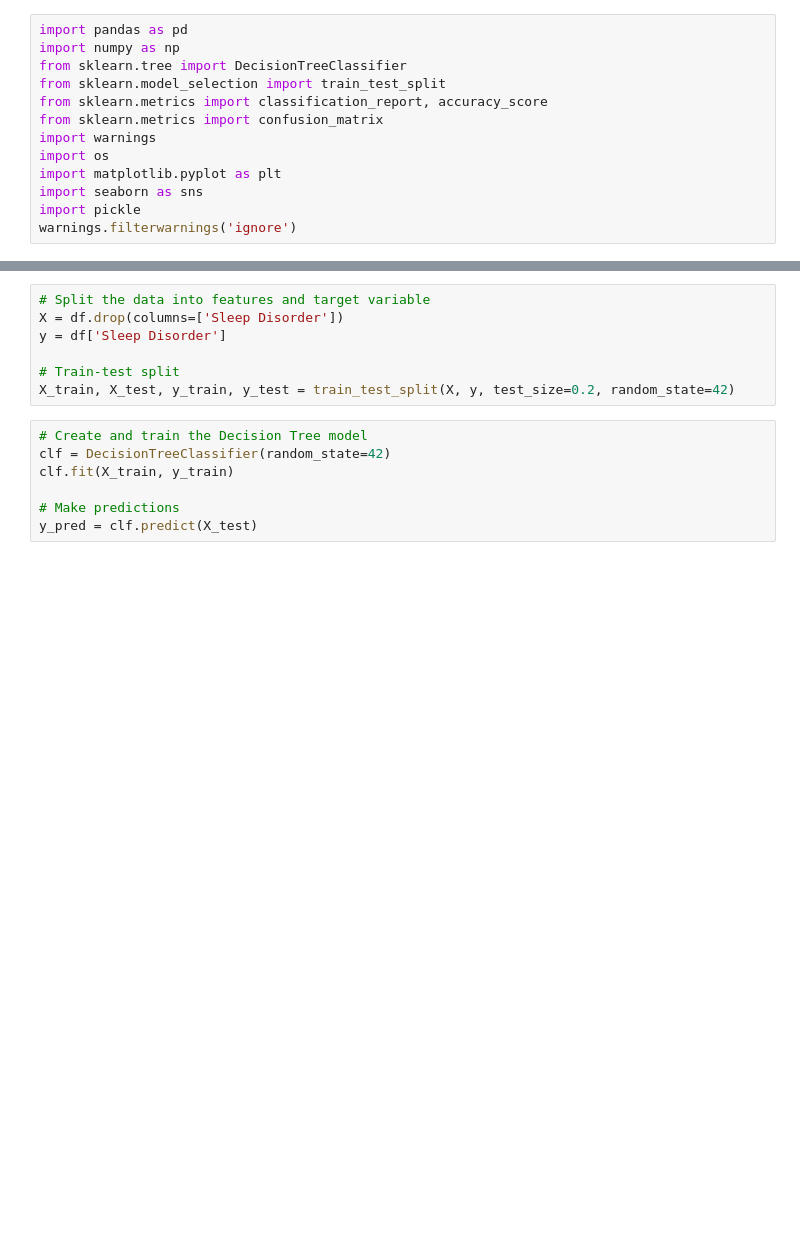
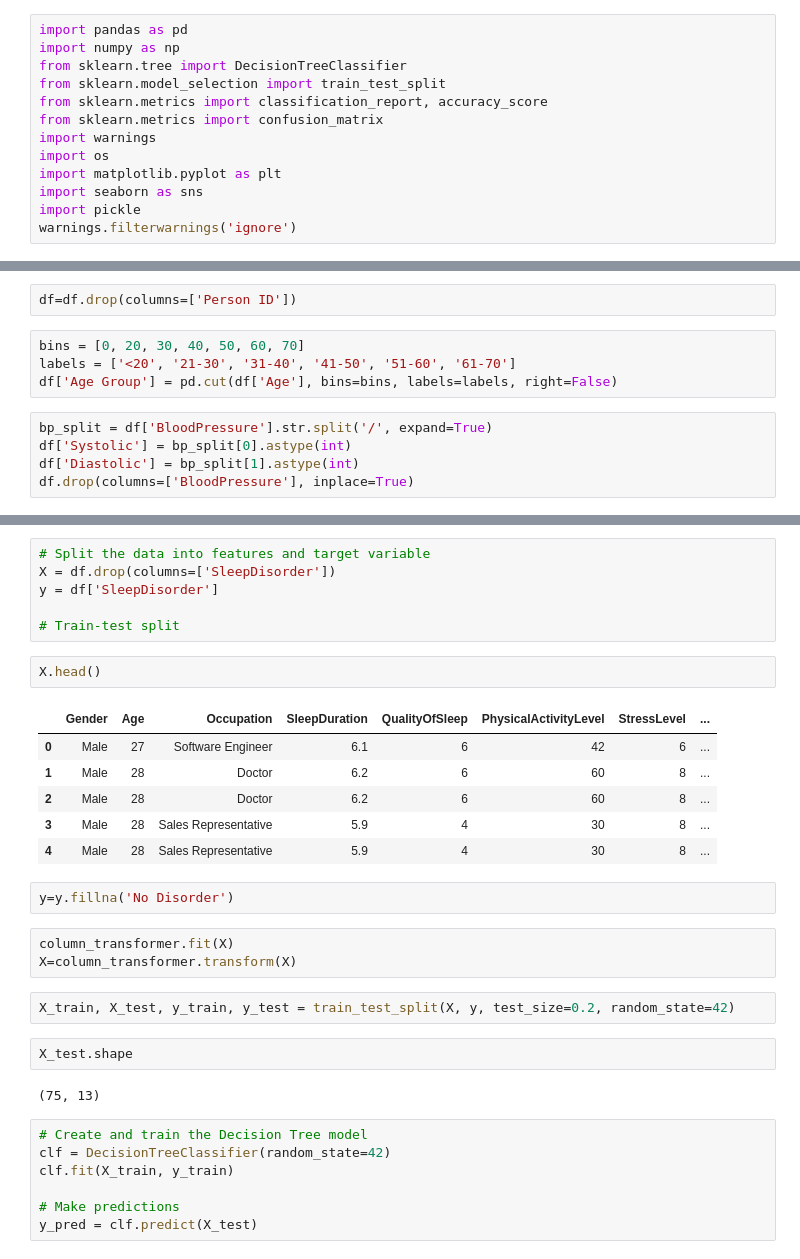
Before and after one commit to lokeshdarla/fitfocus, a Jupyter notebook: notebooks/decision_tree_training.ipynb, the cells around one changed output, grey strips where cells are left out. Drawn from its saved outputs; the diff is of its cells as text; blank space fills up the shorter version.

```diff
--- a/notebooks/decision_tree_training.ipynb
+++ b/notebooks/decision_tree_training.ipynb
@@ -20,0 +30,11 @@ df = pd.read_csv(os.path.join(DATASET_PATH, "preprocessed_data.csv"))
+# %%
+df=df.drop(columns=['Person ID'])
+# %%
+bins = [0, 20, 30, 40, 50, 60, 70]
+labels = ['<20', '21-30', '31-40', '41-50', '51-60', '61-70']
+df['Age Group'] = pd.cut(df['Age'], bins=bins, labels=labels, right=False)
+# %%
+bp_split = df['BloodPressure'].str.split('/', expand=True)
+df['Systolic'] = bp_split[0].astype(int)
+df['Diastolic'] = bp_split[1].astype(int)
+df.drop(columns=['BloodPressure'], inplace=True)
@@ -21,10 +78,29 @@ df = pd.read_csv(os.path.join(DATASET_PATH, "preprocessed_data.csv"))
 # %%
 # Split the data into features and target variable
-X = df.drop(columns=['Sleep Disorder'])
-y = df['Sleep Disorder']
+X = df.drop(columns=['SleepDisorder'])
+y = df['SleepDisorder']
 
 # Train-test split
-X_train, X_test, y_train, y_test = train_test_split(X, y, test_size=0.2, random_state=42)
+# %%
+X.head()
+# %% [output]
+|  | Gender | Age | Occupation | SleepDuration | QualityOfSleep | PhysicalActivityLevel | StressLevel | ... |
+| 0 | Male | 27 | Software Engineer | 6.1 | 6 | 42 | 6 | ... |
+| 1 | Male | 28 | Doctor | 6.2 | 6 | 60 | 8 | ... |
+| 2 | Male | 28 | Doctor | 6.2 | 6 | 60 | 8 | ... |
+| 3 | Male | 28 | Sales Representative | 5.9 | 4 | 30 | 8 | ... |
+| 4 | Male | 28 | Sales Representative | 5.9 | 4 | 30 | 8 | ... |
+# %%
+y=y.fillna('No Disorder')
+# %%
+column_transformer.fit(X)
+X=column_transformer.transform(X)
+# %%
+X_train, X_test, y_train, y_test = train_test_split(X, y, test_size=0.2, random_state=42)
+# %%
+X_test.shape
+# %% [output]
+(75, 13)
 # %%
 # Create and train the Decision Tree model
 clf = DecisionTreeClassifier(random_state=42)
```
Also changed, not shown: parts of 7 cells of this notebook, 17 other files.
